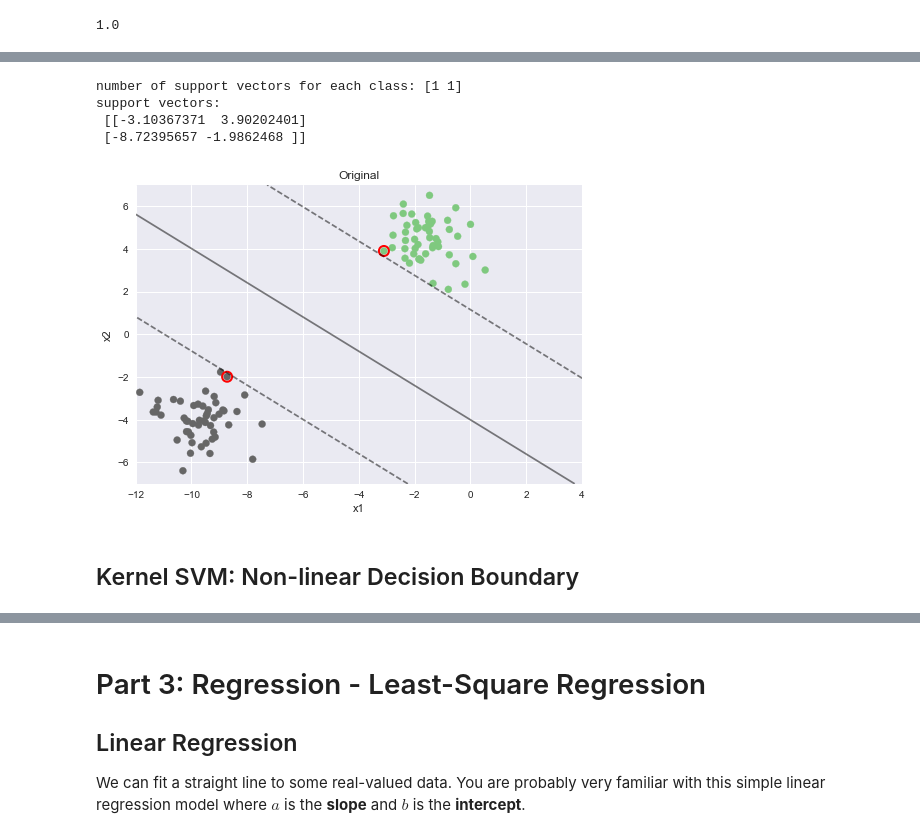
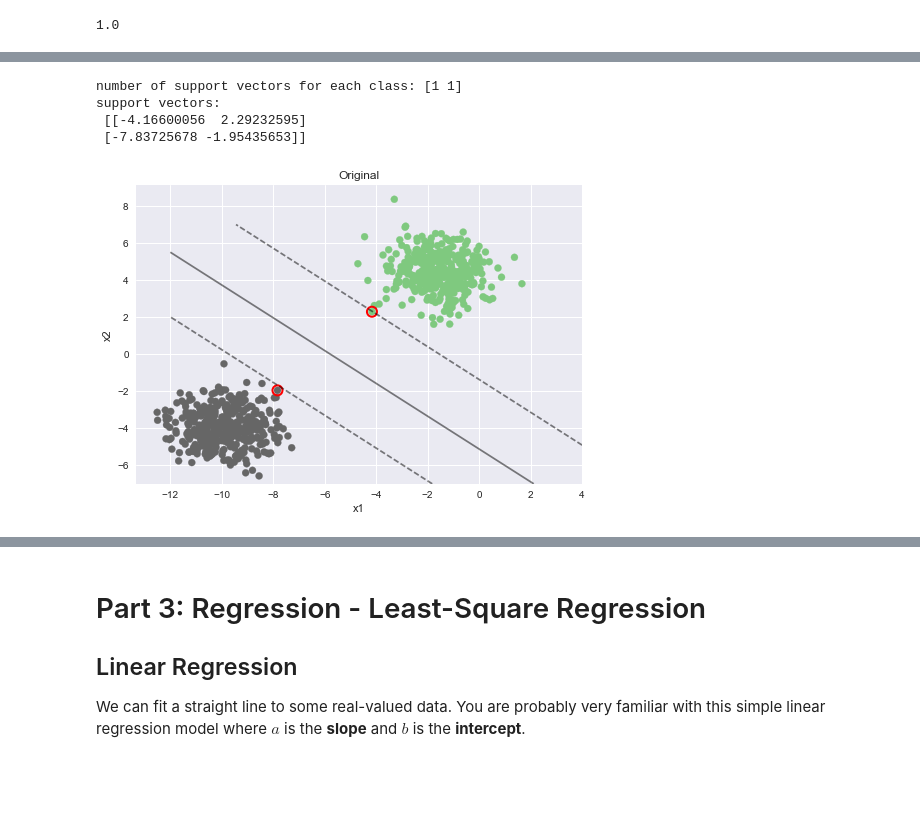
Before and after one commit to alicia-tsai/ccClub, a Jupyter notebook: notebooks/Basic_Machine_Learning_With_SKLearn.ipynb, the cells around one changed output, grey strips where cells are left out. Saved outputs shown, nothing was run; the diff lists cells and outputs as text; code cells hidden in the pictures; blank space fills up the shorter version.

```diff
--- a/notebooks/Basic_Machine_Learning_With_SKLearn.ipynb
+++ b/notebooks/Basic_Machine_Learning_With_SKLearn.ipynb
@@ -123,0 +146,14 @@ Step 4: Predict (or Transform)
+# %%
+from sklearn.datasets import make_blobs
+from sklearn.model_selection import train_test_split
+
+# generate data from sklearn
+X, y = make_blobs(n_samples=1000, n_features=2, centers=2, random_state=1)
+
+# split train-test
+X_train, X_test, y_train, y_test = train_test_split(X, y)
+
+print('X_train:', X_train.shape)
+print('y_train:', y_train.shape)
+print('X_test:', X_test.shape)
+print('y_test:', y_test.shape)
@@ -124,10 +179,13 @@ Step 4: Predict (or Transform)
 # %%
 from sklearn.svm import LinearSVC  # linear support vector classifier
 
-classifier = LinearSVC()        # initialize a classifier
-classifier.fit(X, y)            # fit the data
-y_pred = classifier.predict(X)  # make prediction
+classifier1 = LinearSVC()               # initialize a classifier
+classifier1.fit(X_train, y_train)       # fit the data
+y_pred = classifier1.predict(X_train)   # make prediction
 
-print('coefficient:', classifier.coef_)
-print('intercept:', classifier.intercept_)
+# 2 ways to evaluate performace
+print('Training Accuracy:', np.sum(y_pred == y_train) / len(y_train))  # compute it using numpy
+print(classifier1.score(X_train, y_train))                              # use `.score` from sklearn
+
+print('Testing Accuracy:', classifier1.score(X_test, y_test))
 # %% [output]
@@ -148,11 +213,12 @@ plot(X[:, 0], X[:, 1], y_pred, 'Predicted')
 # %%
 from sklearn.svm import SVC # support vector classifier
 
-classifier = SVC(kernel='linear') # set kernel to `linear`
-classifier.fit(X, y)
-y_pred2 = classifier.predict(X)
+classifier2 = SVC(kernel='linear') # set kernel to `linear`
+classifier2.fit(X_train, y_train)
 
 # compare prediction using LinearSVC and SVC, the prediction should be the same
-print(np.sum(y_pred == y_pred2) / len(y_pred))
+y_pred1 = classifier1.predict(X_test)
+y_pred2 = classifier2.predict(X_test)
+print(np.sum(y_pred1 == y_pred2) / len(y_pred1))
 # %% [output]
 1.0
@@ -161,31 +239,31 @@ print(np.sum(y_pred == y_pred2) / len(y_pred))
 # %%
 # support vectors
-print('number of support vectors for each class:', classifier.n_support_)
-print('support vectors:\n', classifier.support_vectors_)
+print('number of support vectors for each class:', classifier2.n_support_)
+print('support vectors:\n', classifier2.support_vectors_)
 # %% [output]
 number of support vectors for each class: [1 1]
 support vectors:
- [[-3.10367371  3.90202401]
- [-8.72395657 -1.9862468 ]]
+ [[-4.16600056  2.29232595]
+ [-7.83725678 -1.95435653]]
 # %%
-plot(X[:, 0], X[:, 1], y, 'Original')
+### Code to plot support vectors and decision boundary (No need to understand)
+
+plot(X_train[:, 0], X_train[:, 1], y_train, 'Original')
 
 # plot support vectors
-SVs = classifier.support_vectors_
+SVs = classifier2.support_vectors_
 plt.scatter(SVs[:, 0], SVs[:, 1], s=100, color='r', facecolors='none', linewidth=2)
 
 # plot decision boundary and margin
 def plot_boundary(xline, yline, classifier, levels=[0], linestyles=['-']):
     YY, XX = np.meshgrid(yline, xline)
     xy = np.vstack([XX.ravel(), YY.ravel()]).T
     value = classifier.decision_function(xy).reshape(XX.shape)
     plt.contour(xline, yline, value, colors='k',
                 levels=levels, alpha=0.5, linestyles=linestyles);
 
 xline = np.linspace(-12, 4, 30)
 yline = np.linspace(-7, 7, 30)
-plot_boundary(xline, yline, classifier, levels=[-1, 0, .93], linestyles=['--', '-', '--'])
+plot_boundary(xline, yline, classifier2, levels=[-1, 0, .93], linestyles=['--', '-', '--'])
 # %% [output]
-[figure, old version]
+[figure, new version]
-# %% [markdown]
-## Kernel SVM: Non-linear Decision Boundary
```
Also changed, not shown: parts of 75 cells of this notebook, 2 other files.
